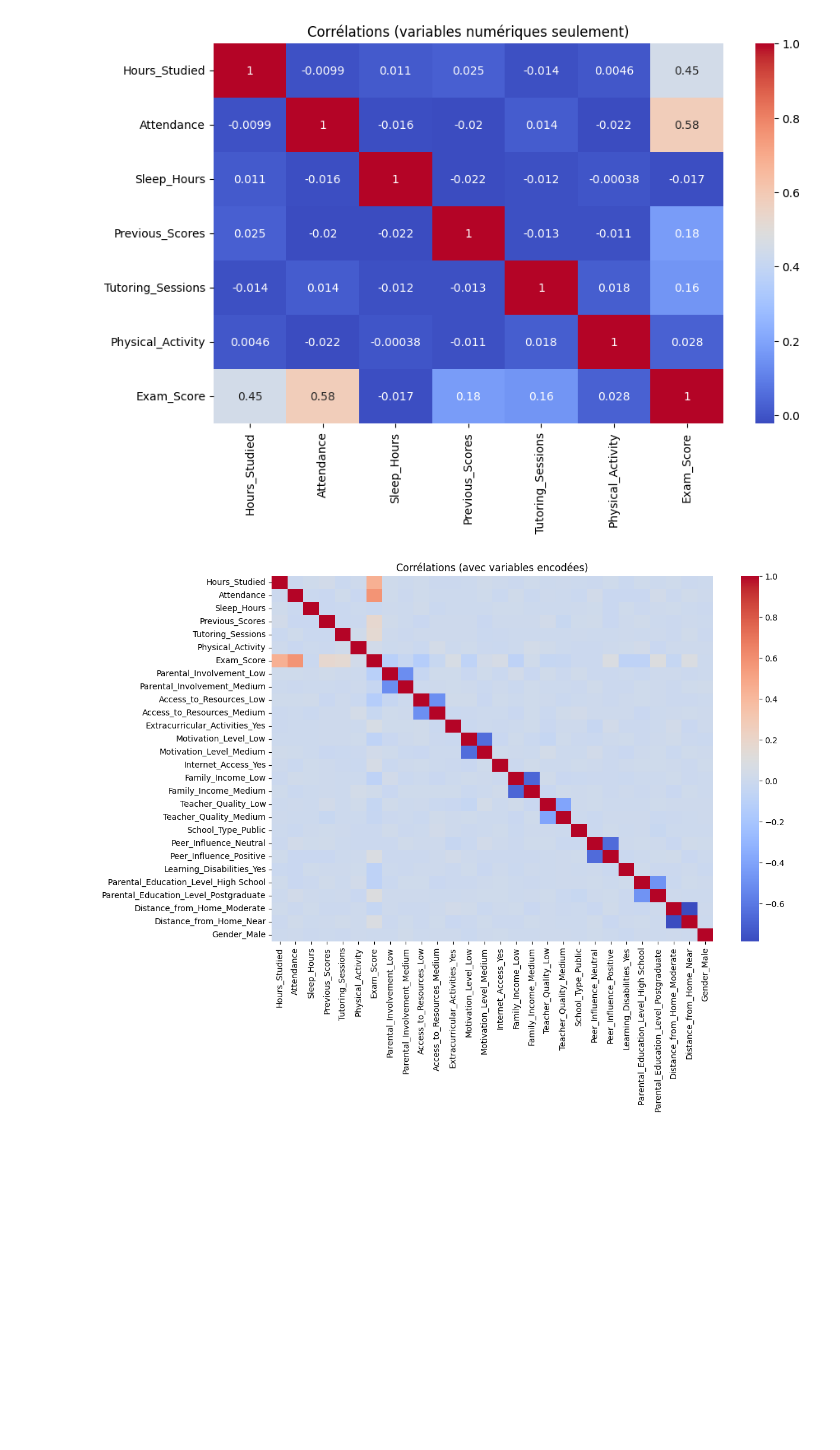
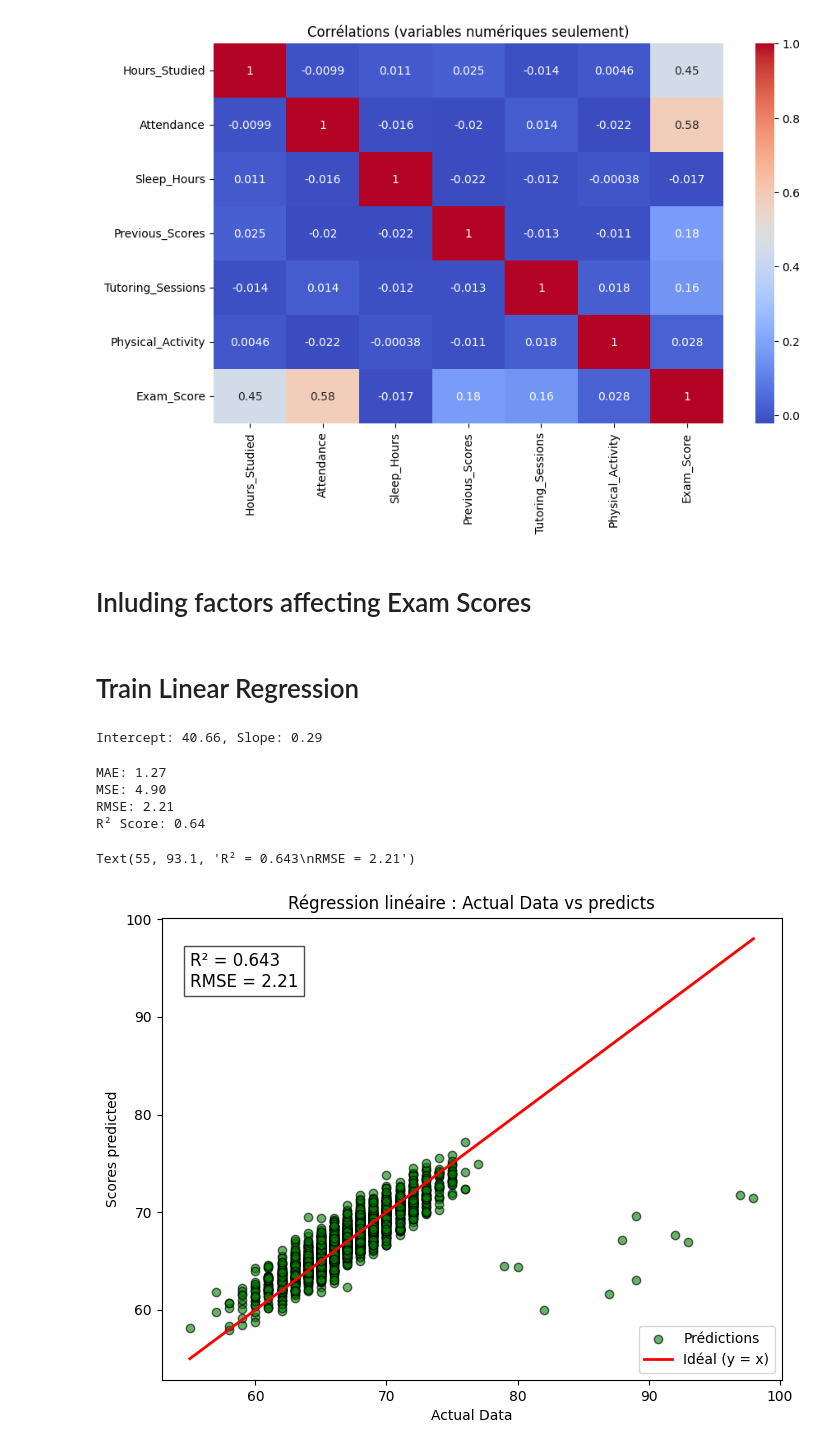
Before and after one commit to Mahamat19/Elovvo_projects, a Jupyter notebook: Task1_Student_Score.ipynb, the cells around one changed output. Saved outputs shown, nothing was run; the diff lists cells and outputs as text; code cells hidden in the pictures; blank space fills up the shorter version.

```diff
--- a/Task1_Student_Score.ipynb
+++ b/Task1_Student_Score.ipynb
@@ -317,16 +291,60 @@ plt.title("Corrélations (variables numériques seulement)")
 plt.show()
 # %% [output]
 [figure]
-# %%
-# Encodage one-hot (transforme 'Low', 'High', etc. en colonnes binaires)
-df_encoded = pd.get_dummies(df, drop_first=True)
-
-# Heatmap sur le nouveau DF encodé
-corr = df_encoded.corr()
-
-plt.figure(figsize=(12,8))
-sns.heatmap(corr, annot=False, cmap="coolwarm")  # annot=False pour ne pas surcharger
-plt.title("Corrélations (avec variables encodées)")
-plt.show()
-# %% [output]
-[figure, removed]
+# %% [markdown]
+# Inluding factors affecting Exam Scores
+# %%
+X = df[['Hours_Studied', 'Attendance', 'Previous_Scores', 'Tutoring_Sessions', 'Physical_Activity']]
+y = df['Exam_Score']   # Target (exam scores)
+
+# Split data (70% training, 30% testing)
+X_train, X_test, y_train, y_test = train_test_split(X, y, test_size=0.3, random_state=42)
+# %% [markdown]
+# Train Linear Regression
+# %%
+# Initialize and train the model (Training loop for Linear Regression)
+linear_model = LinearRegression()
+linear_model.fit(X_train, y_train)
+
+# Display model coefficients
+print(f"Intercept: {linear_model.intercept_:.2f}, Slope: {linear_model.coef_[0]:.2f}")
+# %% [output]
+Intercept: 40.66, Slope: 0.29
+# %%
+# Predict on the test set
+y_pred = linear_model.predict(X_test)
+
+# Evaluate performance
+linear_mae = mean_absolute_error(y_test, y_pred)
+linear_mse = mean_squared_error(y_test, y_pred)
+linear_rmse = np.sqrt(linear_mse)
+linear_r2 = r2_score(y_test, y_pred)
+
+print(f"MAE: {linear_mae:.2f}")
+print(f"MSE: {linear_mse:.2f}")
+print(f"RMSE: {linear_rmse:.2f}")
+print(f"R² Score: {linear_r2:.2f}")
+# %% [output]
+MAE: 1.27
+MSE: 4.90
+RMSE: 2.21
+R² Score: 0.64
+# %%
+# Scatter Actual Data vs predict with metrics (since there are several variables)
+plt.figure(figsize=(8,6))
+plt.scatter(y_test, y_pred, color='green', alpha=0.6, edgecolors="black", label="Prédictions")
+plt.plot([y_test.min(), y_test.max()], [y_test.min(), y_test.max()],
+         color='red', linewidth=2, label="Idéal (y = x)")
+
+plt.xlabel("Actual Data")
+plt.ylabel("Scores predicted")
+plt.title("Régression linéaire : Actual Data vs predicts")
+plt.legend()
+
+# Display metrics
+plt.text(y_test.min(), y_test.max()*0.95,
+         f"R² = {linear_r2:.3f}\nRMSE = {linear_rmse:.2f}",
+         fontsize=12, bbox=dict(facecolor='white', alpha=0.7))
+# %% [output]
+Text(55, 93.1, 'R² = 0.643\nRMSE = 2.21')
+[figure, added]
```
Also changed, not shown: parts of 9 cells of this notebook.
